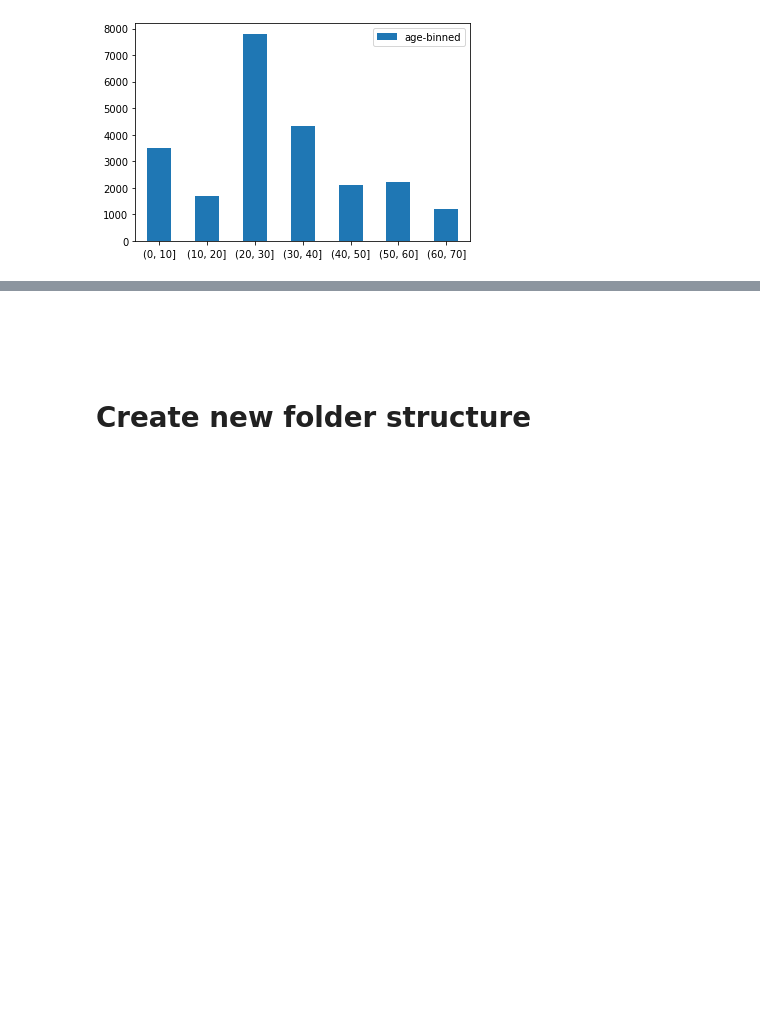
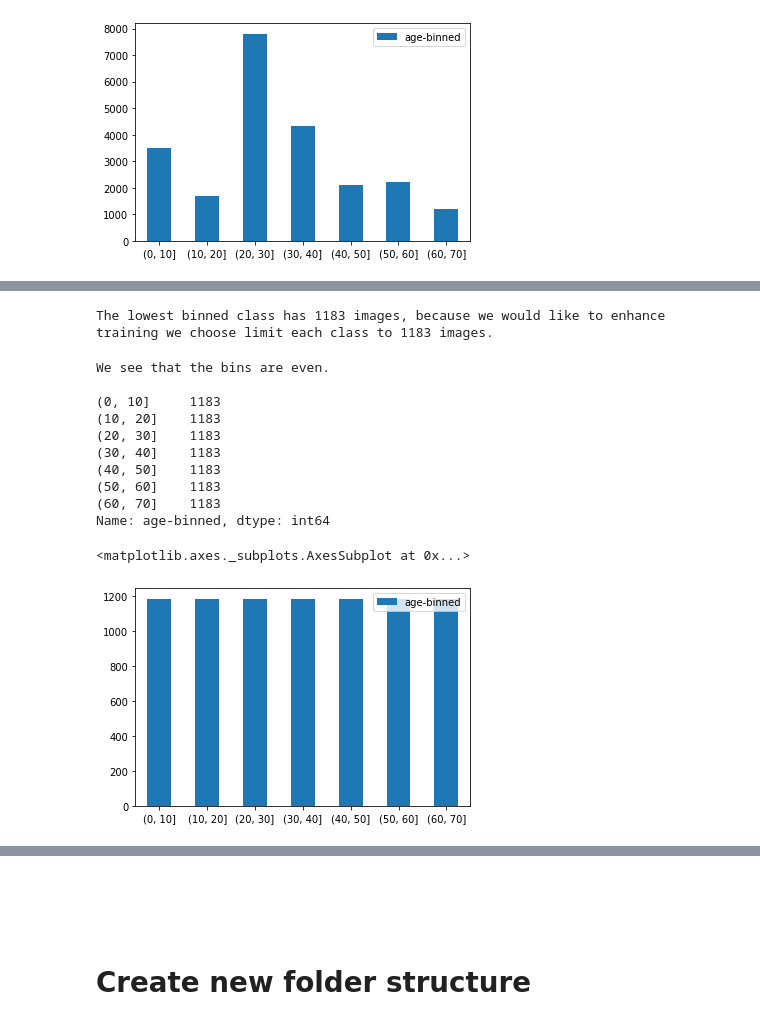
Before and after one commit to paulorijnberg/deep-learning-age-estimation, a Jupyter notebook: notebooks/new-structure-dataset.ipynb, the cells around one changed output, grey strips where cells are left out. Cells and saved outputs as stored; diff of their text form; code cells hidden in the pictures; blank space fills up the shorter version.

```diff
--- a/notebooks/new-structure-dataset.ipynb
+++ b/notebooks/new-structure-dataset.ipynb
@@ -124,3 +148,26 @@ Name: age-binned, dtype: int64
+# %%
+df = balance_dataframe(df)
+# %% [output]
+The lowest binned class has 1183 images, because we would like to enhance training we choose limit each class to 1183 images.
+# %%
+# Print results
+print('We see that the bins are even.\n')
+print(df['age-binned'].value_counts().sort_index(), '\n')
+
+pd.DataFrame(df['age-binned'].value_counts()).sort_index().plot.bar(rot=0)
+# %% [output]
+We see that the bins are even.
+
+(0, 10]     1183
+(10, 20]    1183
+(20, 30]    1183
+(30, 40]    1183
+(40, 50]    1183
+(50, 60]    1183
+(60, 70]    1183
+Name: age-binned, dtype: int64
+<matplotlib.axes._subplots.AxesSubplot at 0x...>
+[figure, added]
 # %%
 # Pickle the result
 with open('df.pkl', 'wb') as output_file:
```
Also changed, not shown: parts of 17 cells of this notebook, 1 other file.
